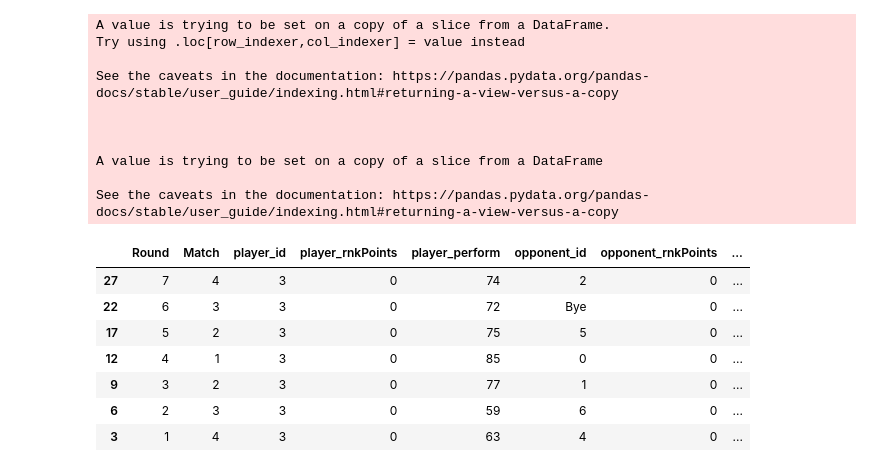
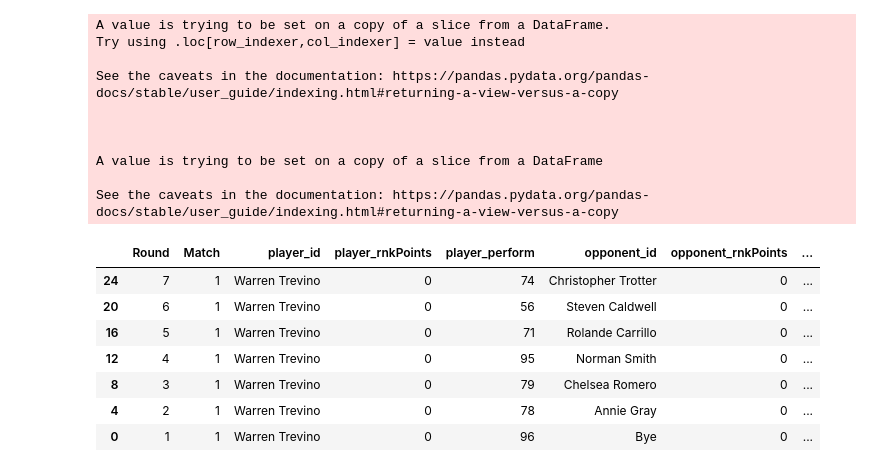
Before and after one commit to DrJStrudwick/Synthetic-Sport-Player, a Jupyter notebook: analysis.ipynb, the cells around one changed output. Cells and saved outputs as stored; diff of their text form; code cells hidden in the pictures.

```diff
--- a/analysis.ipynb
+++ b/analysis.ipynb
@@ -105,26 +122,26 @@ pl,_=generatePlayers(7)
 rb=robin(pl)
 rb.playTourn()
 # %%
-getPlayerHist('3',rb.tournRes)
+getPlayerHist(pl[0].name,rb.tournRes)
 # %% [output]
 A value is trying to be set on a copy of a slice from a DataFrame.
 Try using .loc[row_indexer,col_indexer] = value instead
 
 See the caveats in the documentation: https://pandas.pydata.org/pandas-docs/stable/user_guide/indexing.html#returning-a-view-versus-a-copy
 
 
 
 A value is trying to be set on a copy of a slice from a DataFrame
 
 See the caveats in the documentation: https://pandas.pydata.org/pandas-docs/stable/user_guide/indexing.html#returning-a-view-versus-a-copy
 |  | Round | Match | player_id | player_rnkPoints | player_perform | opponent_id | opponent_rnkPoints | ... |
-| 27 | 7 | 4 | 3 | 0 | 74 | 2 | 0 | ... |
-| 22 | 6 | 3 | 3 | 0 | 72 | Bye | 0 | ... |
-| 17 | 5 | 2 | 3 | 0 | 75 | 5 | 0 | ... |
-| 12 | 4 | 1 | 3 | 0 | 85 | 0 | 0 | ... |
-| 9 | 3 | 2 | 3 | 0 | 77 | 1 | 0 | ... |
-| 6 | 2 | 3 | 3 | 0 | 59 | 6 | 0 | ... |
-| 3 | 1 | 4 | 3 | 0 | 63 | 4 | 0 | ... |
+| 24 | 7 | 1 | Warren Trevino | 0 | 74 | Christopher Trotter | 0 | ... |
+| 20 | 6 | 1 | Warren Trevino | 0 | 56 | Steven Caldwell | 0 | ... |
+| 16 | 5 | 1 | Warren Trevino | 0 | 71 | Rolande Carrillo | 0 | ... |
+| 12 | 4 | 1 | Warren Trevino | 0 | 95 | Norman Smith | 0 | ... |
+| 8 | 3 | 1 | Warren Trevino | 0 | 79 | Chelsea Romero | 0 | ... |
+| 4 | 2 | 1 | Warren Trevino | 0 | 78 | Annie Gray | 0 | ... |
+| 0 | 1 | 1 | Warren Trevino | 0 | 96 | Bye | 0 | ... |
 # %%
 rb.winLossRec
 # %% [output]
```
Also changed, not shown: parts of 8 cells of this notebook, 2 other files.
